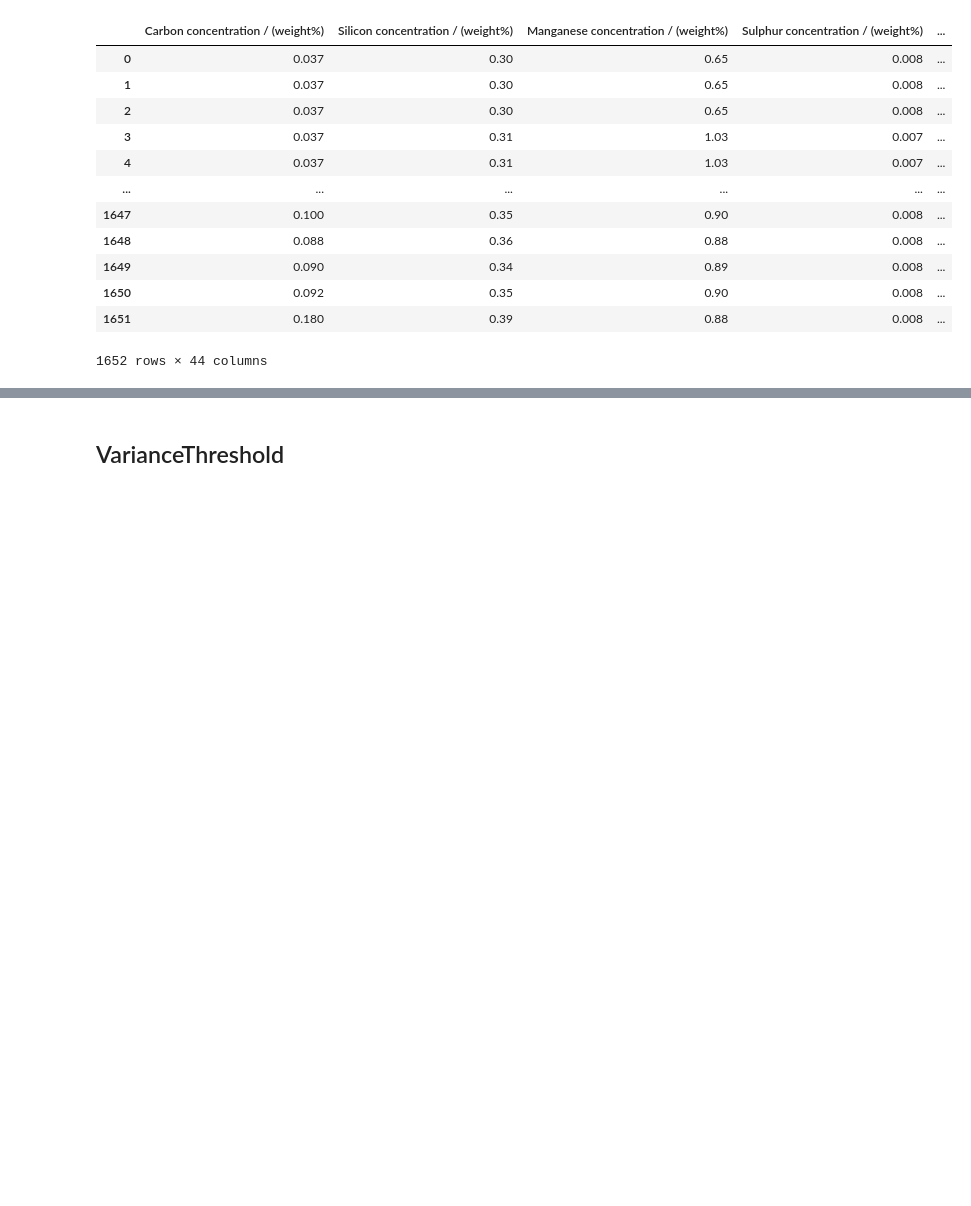
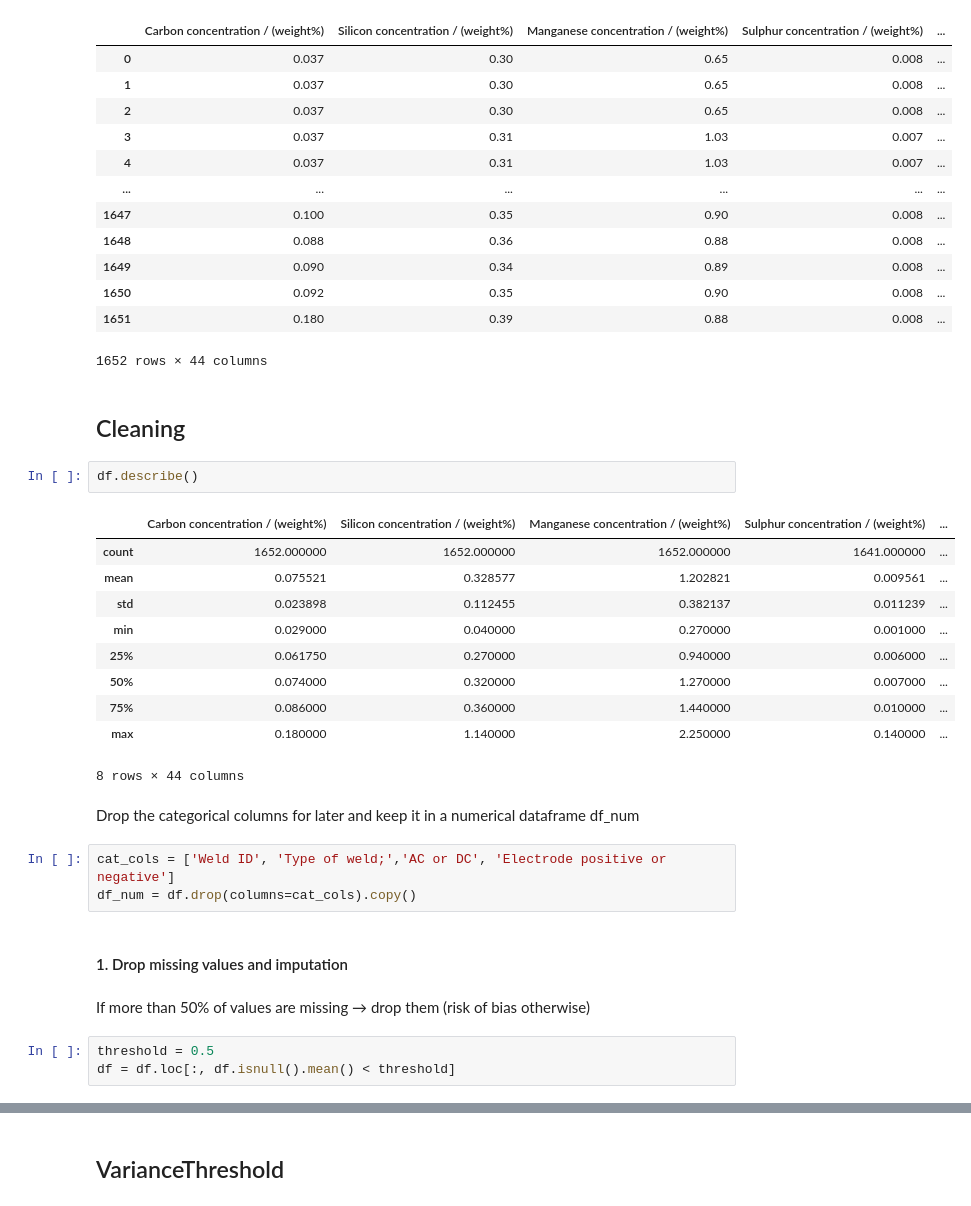
Before and after one commit to kevlariii/weld-quality, a Jupyter notebook: data/feature_selection.ipynb, the cells around one changed output, grey strips where cells are left out. Drawn from its saved outputs; the diff is of its cells as text; blank space fills up the shorter version.

Commit message:
cleaning + testing != imputation + testing pca

```diff
--- a/data/feature_selection.ipynb
+++ b/data/feature_selection.ipynb
@@ -33,3 +31,30 @@ df
 | 1650 | 0.092 | 0.35 | 0.90 | 0.008 | ... |
 | 1651 | 0.180 | 0.39 | 0.88 | 0.008 | ... |
 1652 rows × 44 columns
+# %% [markdown]
+## Cleaning
+# %%
+df.describe()
+# %% [output]
+|  | Carbon concentration / (weight%) | Silicon concentration / (weight%) | Manganese concentration / (weight%) | Sulphur concentration / (weight%) | ... |
+| count | 1652.000000 | 1652.000000 | 1652.000000 | 1641.000000 | ... |
+| mean | 0.075521 | 0.328577 | 1.202821 | 0.009561 | ... |
+| std | 0.023898 | 0.112455 | 0.382137 | 0.011239 | ... |
+| min | 0.029000 | 0.040000 | 0.270000 | 0.001000 | ... |
+| 25% | 0.061750 | 0.270000 | 0.940000 | 0.006000 | ... |
+| 50% | 0.074000 | 0.320000 | 1.270000 | 0.007000 | ... |
+| 75% | 0.086000 | 0.360000 | 1.440000 | 0.010000 | ... |
+| max | 0.180000 | 1.140000 | 2.250000 | 0.140000 | ... |
+8 rows × 44 columns
+# %% [markdown]
+Drop the categorical columns for later and keep it in a numerical dataframe df_num
+# %%
+cat_cols = ['Weld ID', 'Type of weld;','AC or DC', 'Electrode positive or negative']
+df_num = df.drop(columns=cat_cols).copy()
+# %% [markdown]
+#### 1. Drop missing values and imputation
+# %% [markdown]
+If more than 50% of values are missing → drop them (risk of bias otherwise)
+# %%
+threshold = 0.5
+df = df.loc[:, df.isnull().mean() < threshold]
```
Also changed, not shown: parts of 20 cells of this notebook.
